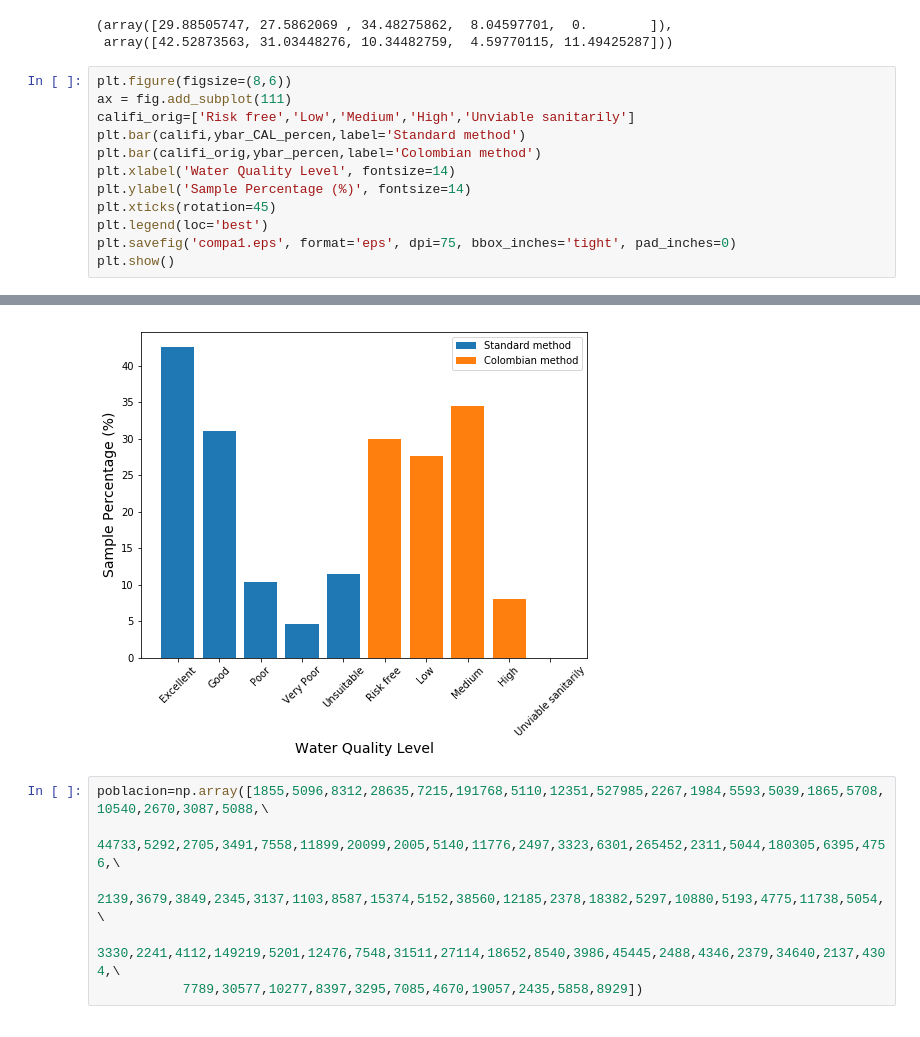
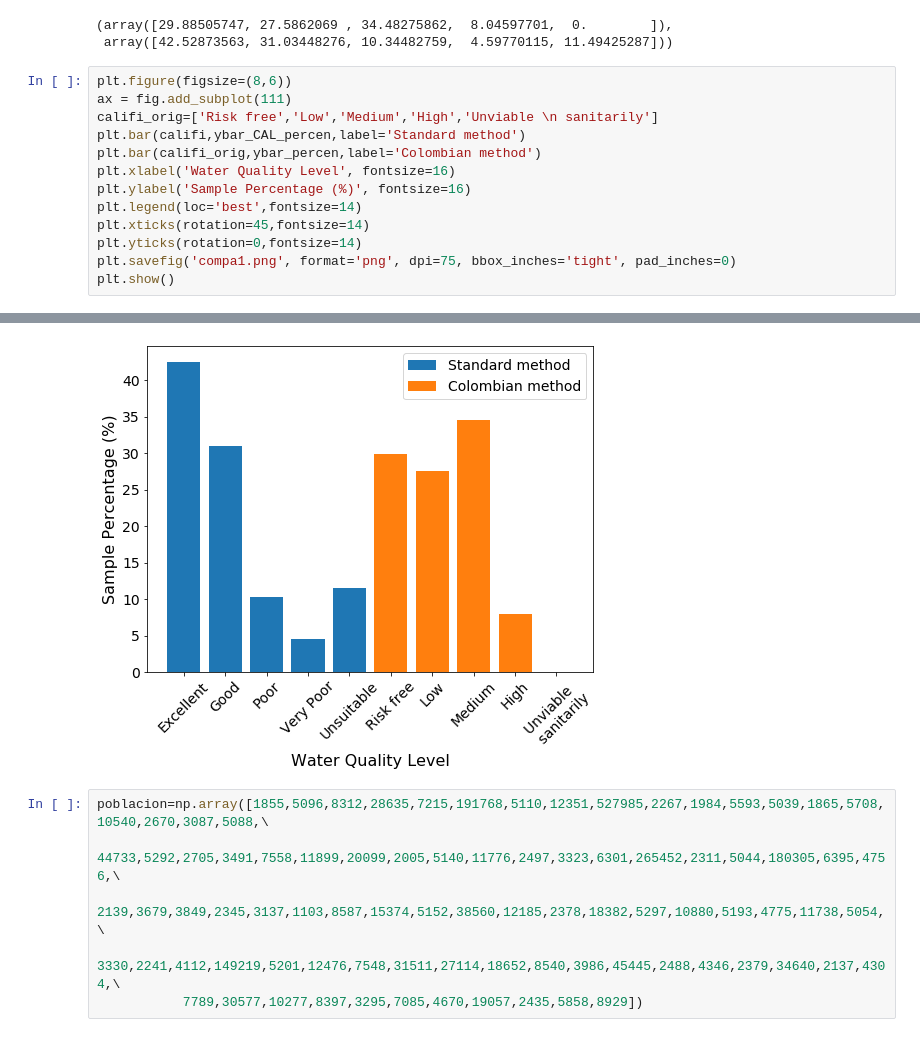
Before and after one commit to sierraporta/Water-Quality, a Jupyter notebook: IRCA_agua.ipynb, the cells around one changed output, grey strips where cells are left out. Drawn from its saved outputs; the diff is of its cells as text.

```diff
--- a/IRCA_agua.ipynb
+++ b/IRCA_agua.ipynb
@@ -485,13 +474,14 @@ ybar_percen, ybar_CAL_percen
 # %%
 plt.figure(figsize=(8,6))
 ax = fig.add_subplot(111)
-califi_orig=['Risk free','Low','Medium','High','Unviable sanitarily']
+califi_orig=['Risk free','Low','Medium','High','Unviable \n sanitarily']
 plt.bar(califi,ybar_CAL_percen,label='Standard method')
 plt.bar(califi_orig,ybar_percen,label='Colombian method')
-plt.xlabel('Water Quality Level', fontsize=14)
-plt.ylabel('Sample Percentage (%)', fontsize=14)
-plt.xticks(rotation=45)
-plt.legend(loc='best')
-plt.savefig('compa1.eps', format='eps', dpi=75, bbox_inches='tight', pad_inches=0)
+plt.xlabel('Water Quality Level', fontsize=16)
+plt.ylabel('Sample Percentage (%)', fontsize=16)
+plt.legend(loc='best',fontsize=14)
+plt.xticks(rotation=45,fontsize=14)
+plt.yticks(rotation=0,fontsize=14)
+plt.savefig('compa1.png', format='png', dpi=75, bbox_inches='tight', pad_inches=0)
 plt.show()
 # %% [output]
@@ -500,4 +488,4 @@ Adding an axes using the same arguments as a previous axes currently reuses the
-[figure, old version]
+[figure, new version]
 # %%
 poblacion=np.array([1855,5096,8312,28635,7215,191768,5110,12351,527985,2267,1984,5593,5039,1865,5708,10540,2670,3087,5088,\
            44733,5292,2705,3491,7558,11899,20099,2005,5140,11776,2497,3323,6301,265452,2311,5044,180305,6395,4756,\
```
Also changed, not shown: parts of 18 cells of this notebook, 1 other file.
